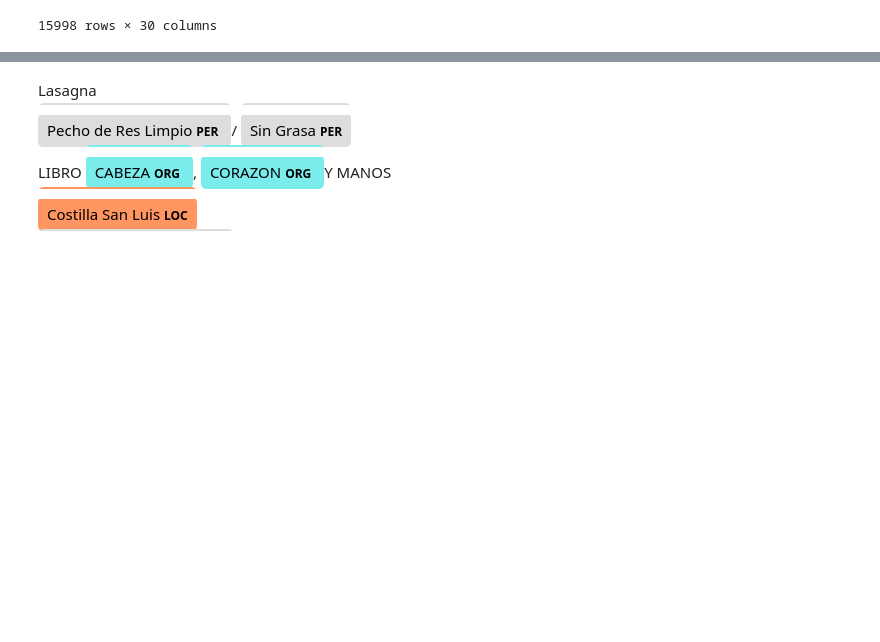
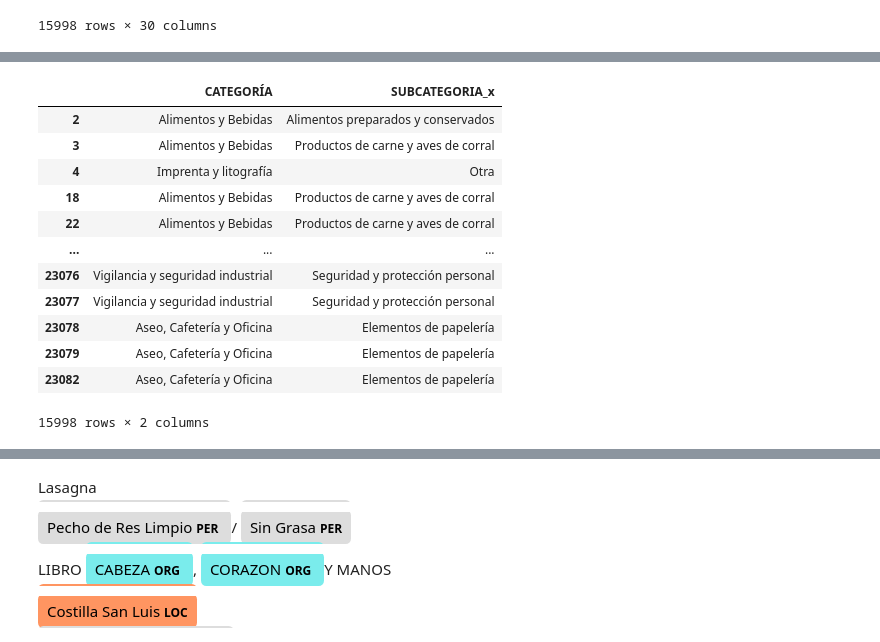
Before and after one commit to keyssi93/final_project, a Jupyter notebook: final_project.ipynb, the cells around one changed output, grey strips where cells are left out. Drawn from its saved outputs; the diff is of its cells as text; code cells hidden in the pictures; blank space fills up the shorter version.

```diff
--- a/final_project.ipynb
+++ b/final_project.ipynb
@@ -349,0 +418,16 @@ results.join(data_pro2['PRODUCTO O SERVICIO']).sort_values(by='result').head(32)
+# %%
+data_pro2[['CATEGORÍA','SUBCATEGORIA_x']]
+# %% [output]
+|  | CATEGORÍA | SUBCATEGORIA_x |
+| 2 | Alimentos y Bebidas | Alimentos preparados y conservados |
+| 3 | Alimentos y Bebidas | Productos de carne y aves de corral |
+| 4 | Imprenta y litografía | Otra |
+| 18 | Alimentos y Bebidas | Productos de carne y aves de corral |
+| 22 | Alimentos y Bebidas | Productos de carne y aves de corral |
+| ... | ... | ... |
+| 23076 | Vigilancia y seguridad industrial | Seguridad y protección personal |
+| 23077 | Vigilancia y seguridad industrial | Seguridad y protección personal |
+| 23078 | Aseo, Cafetería y Oficina | Elementos de papelería |
+| 23079 | Aseo, Cafetería y Oficina | Elementos de papelería |
+| 23082 | Aseo, Cafetería y Oficina | Elementos de papelería |
+15998 rows × 2 columns
```
Also changed, not shown: parts of 28 cells of this notebook, 9 other files.
